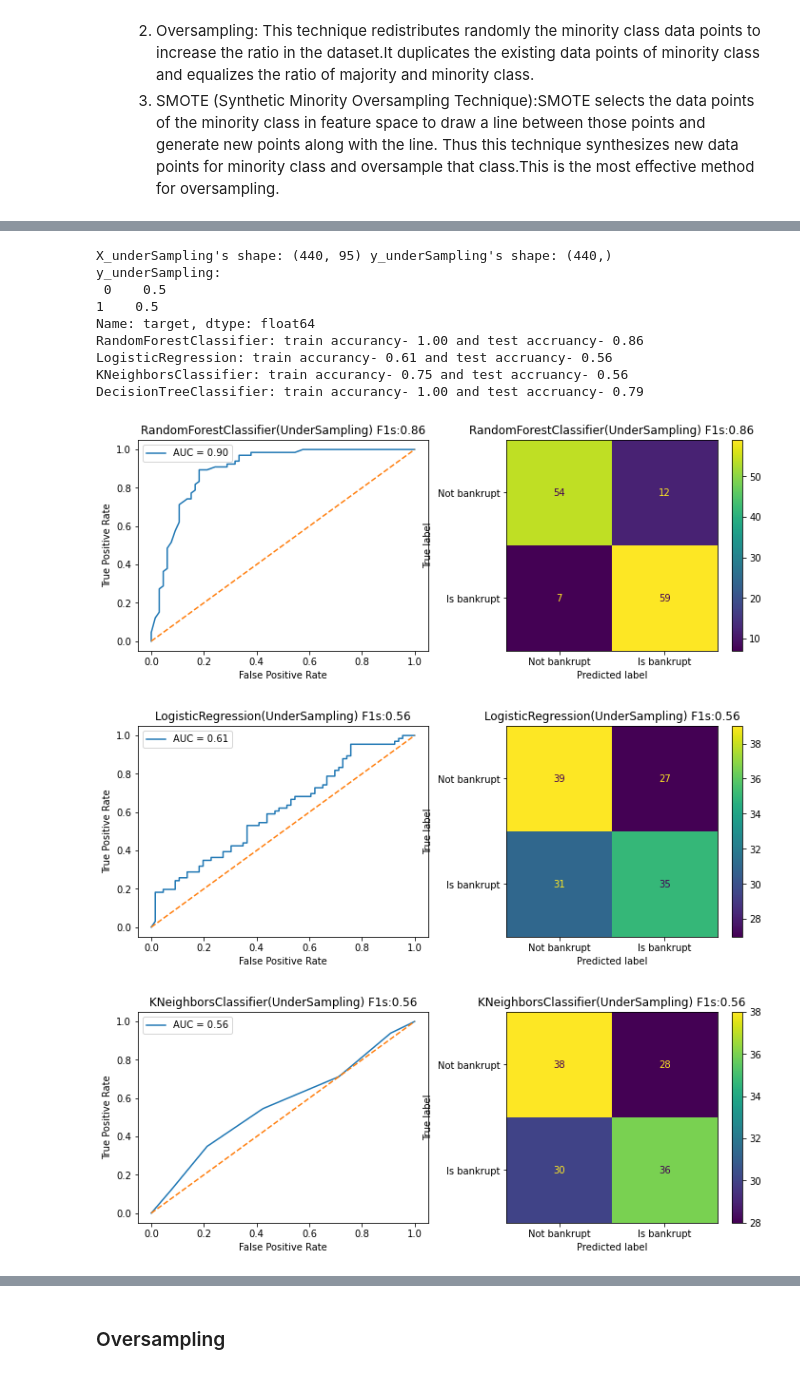
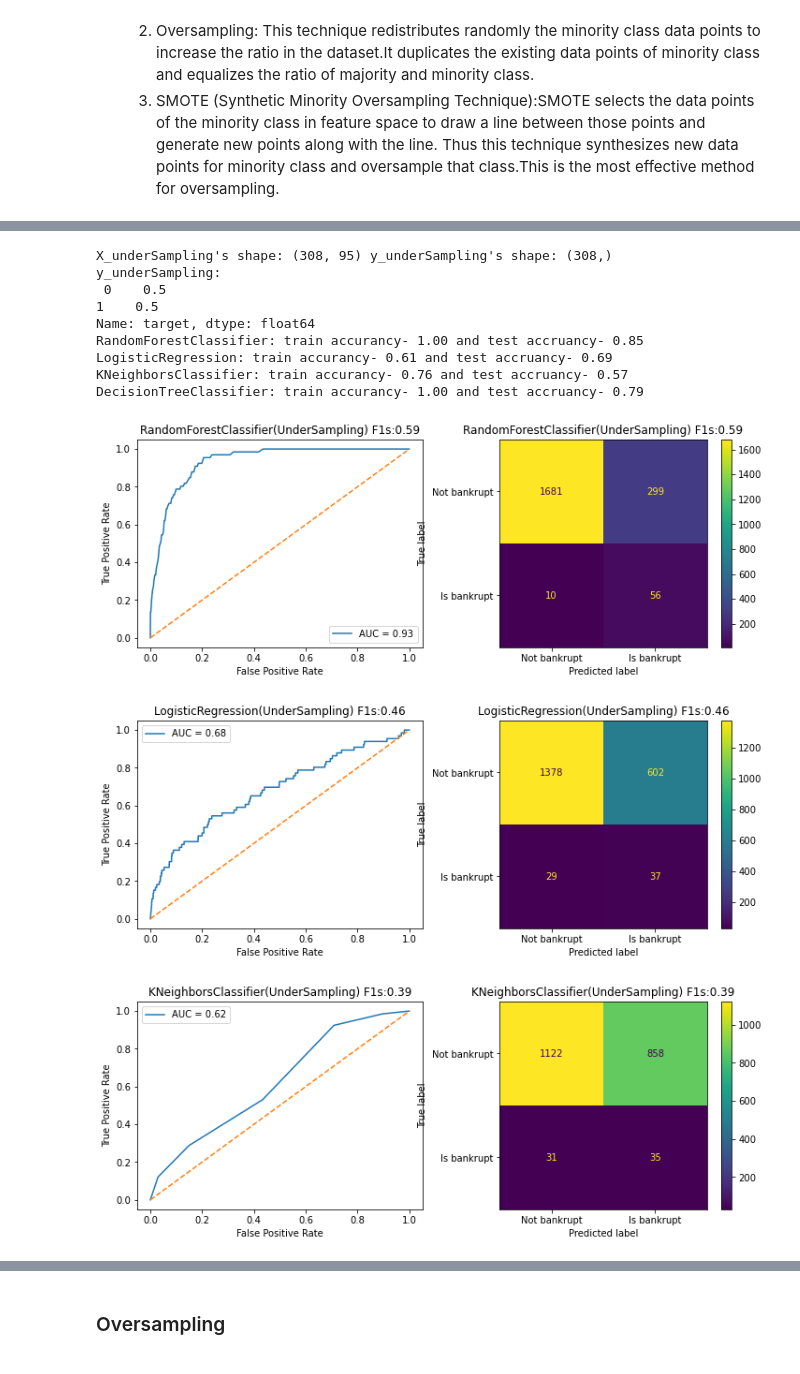
Before and after one commit to gg41825/ml-group-project, a Jupyter notebook: Bankruptcy_Jan20_combined.ipynb, the cells around one changed output, grey strips where cells are left out. Cells and saved outputs as stored; diff of their text form; code cells hidden in the pictures.

```diff
--- a/Bankruptcy_Jan20_combined.ipynb
+++ b/Bankruptcy_Jan20_combined.ipynb
@@ -193,14 +207,11 @@ def print_roc_auc_curve_cm(y_test, y_pre, probabilities, md_name, data_name):
 def get_f1score_accuracy(md_name, y_test, y_pre):
     return f1_score(y_test, y_pre, average="macro"), accuracy_score(y_test, y_pre)
 # %%
-def testModels(X, y, data_name, needPrint):
+def testModels(X_train, y_train, X_test, y_test, data_name, needPrint):
     # init model f1 and accuracy
     models_f1Score.loc[data_name] = np.zeros(len(models))
     models_accurracy.loc[data_name] = np.zeros(len(models))
 
-    X_train, X_test, y_train, y_test = train_test_split(
-        X, y, test_size=0.3, random_state=0, stratify=y
-    )
     for md_name, md in zip(models_name, models):
         # predict
         md.fit(X_train, y_train)
@@ -233,25 +244,25 @@ DecisionTreeClassifier: train accurancy- 1.00 and test accruancy- 0.95
 # %%
 # Undersampling
 rus = RandomUnderSampler(random_state=0)
-X_underSampling, y_underSampling = rus.fit_resample(X, y)
+X_underSampling, y_underSampling = rus.fit_resample(X_train, y_train)
 print(
     "X_underSampling's shape:",
     X_underSampling.shape,
     "y_underSampling's shape:",
     y_underSampling.shape,
 )
 print("y_underSampling:\n", y_underSampling.value_counts(normalize=True))
-testModels(X_underSampling, y_underSampling, C_UNDERSAMPLING, True)
+testModels(X_underSampling, y_underSampling, X_test, y_test, C_UNDERSAMPLING, True)
 # %% [output]
-X_underSampling's shape: (440, 95) y_underSampling's shape: (440,)
+X_underSampling's shape: (308, 95) y_underSampling's shape: (308,)
 y_underSampling:
  0    0.5
 1    0.5
 Name: target, dtype: float64
-RandomForestClassifier: train accurancy- 1.00 and test accruancy- 0.86
-LogisticRegression: train accurancy- 0.61 and test accruancy- 0.56
-KNeighborsClassifier: train accurancy- 0.75 and test accruancy- 0.56
+RandomForestClassifier: train accurancy- 1.00 and test accruancy- 0.85
+LogisticRegression: train accurancy- 0.61 and test accruancy- 0.69
+KNeighborsClassifier: train accurancy- 0.76 and test accruancy- 0.57
 DecisionTreeClassifier: train accurancy- 1.00 and test accruancy- 0.79
-[figure, old version]
+[figure, new version]
-[figure, old version]
+[figure, new version]
-[figure, old version]
+[figure, new version]
```
Also changed, not shown: parts of 36 cells of this notebook.
